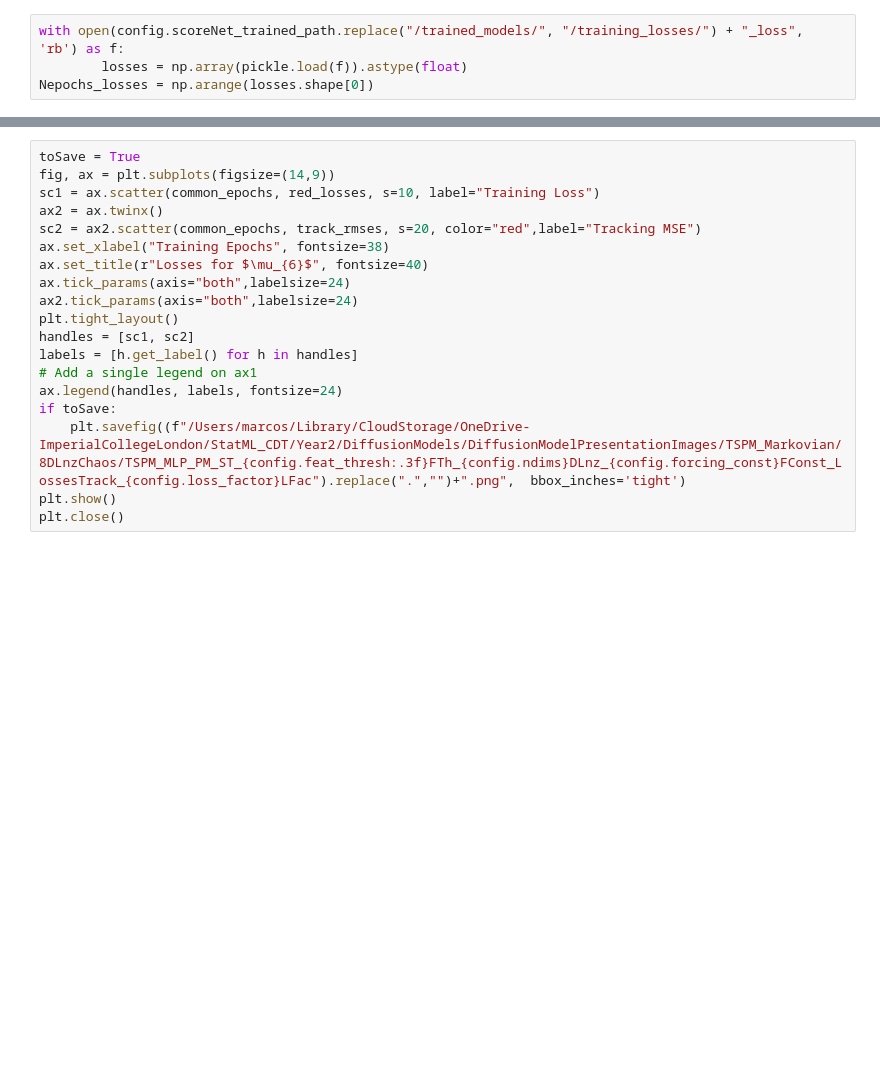
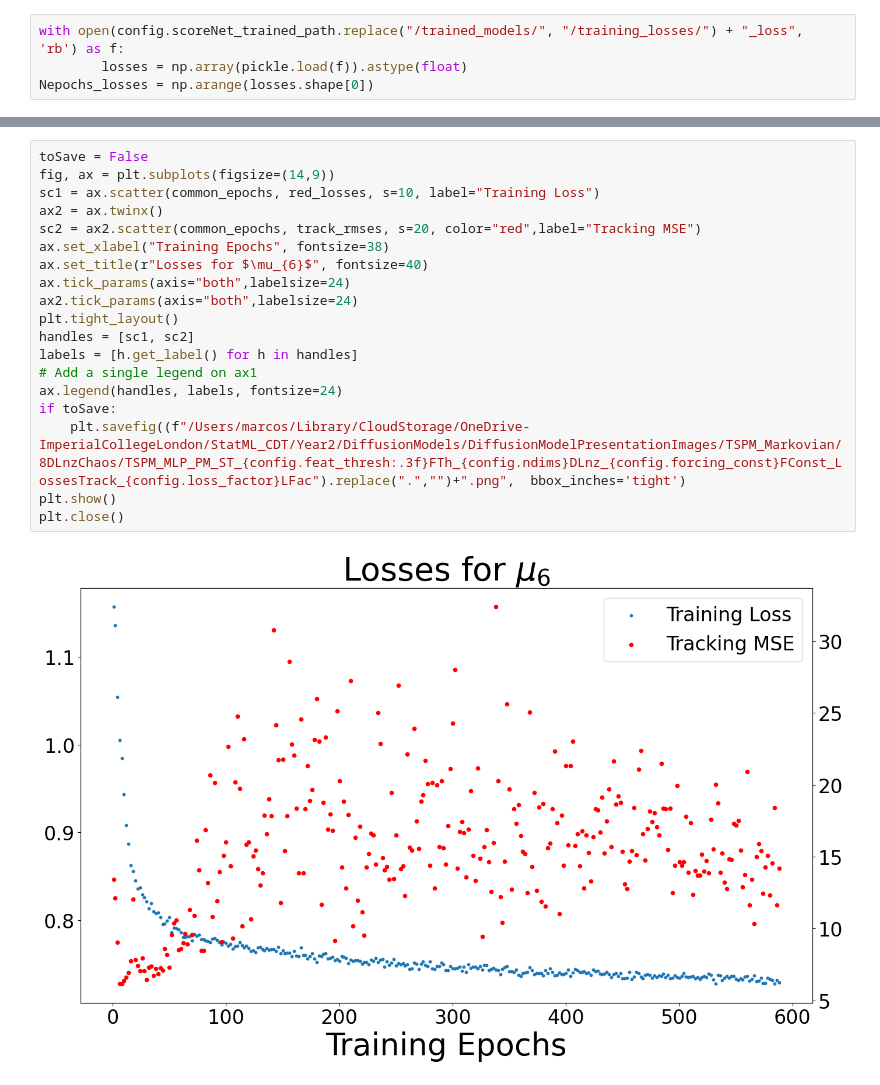
Before and after one commit to marcostapiac/FractionalBrownianMotion, a Jupyter notebook: experiments/generative_modelling/RecursiveVPSDE/ParamEst/TSPM/Markovian/drifts_Markovian_8DLorenzChaos_TrackingErrors_OOS_from_saved.ipynb, the cells around one changed output, grey strips where cells are left out. Saved outputs shown, nothing was run; the diff lists cells and outputs as text; blank space fills up the shorter version.

```diff
--- a/experiments/generative_modelling/RecursiveVPSDE/ParamEst/TSPM/Markovian/drifts_Markovian_8DLorenzChaos_TrackingErrors_OOS_from_saved.ipynb
+++ b/experiments/generative_modelling/RecursiveVPSDE/ParamEst/TSPM/Markovian/drifts_Markovian_8DLorenzChaos_TrackingErrors_OOS_from_saved.ipynb
@@ -136,21 +186,23 @@ track_rmses = np.array(list(drift_track_rmses.values()))[track_idx]
 # %%
-toSave = True
+toSave = False
 fig, ax = plt.subplots(figsize=(14,9))
 sc1 = ax.scatter(common_epochs, red_losses, s=10, label="Training Loss")
 ax2 = ax.twinx()
 sc2 = ax2.scatter(common_epochs, track_rmses, s=20, color="red",label="Tracking MSE")
 ax.set_xlabel("Training Epochs", fontsize=38)
 ax.set_title(r"Losses for $\mu_{6}$", fontsize=40)
 ax.tick_params(axis="both",labelsize=24)
 ax2.tick_params(axis="both",labelsize=24)
 plt.tight_layout()
 handles = [sc1, sc2]
 labels = [h.get_label() for h in handles]
 # Add a single legend on ax1
 ax.legend(handles, labels, fontsize=24)
 if toSave:
     plt.savefig((f"/Users/marcos/Library/CloudStorage/OneDrive-ImperialCollegeLondon/StatML_CDT/Year2/DiffusionModels/DiffusionModelPresentationImages/TSPM_Markovian/8DLnzChaos/TSPM_MLP_PM_ST_{config.feat_thresh:.3f}FTh_{config.ndims}DLnz_{config.forcing_const}FConst_LossesTrack_{config.loss_factor}LFac").replace(".","")+".png",  bbox_inches='tight')
 plt.show()
 plt.close()
+# %% [output]
+[figure, added]
 # %%
 curr_rmse = np.inf
```
Also changed, not shown: parts of 12 cells of this notebook, 7 other files.
